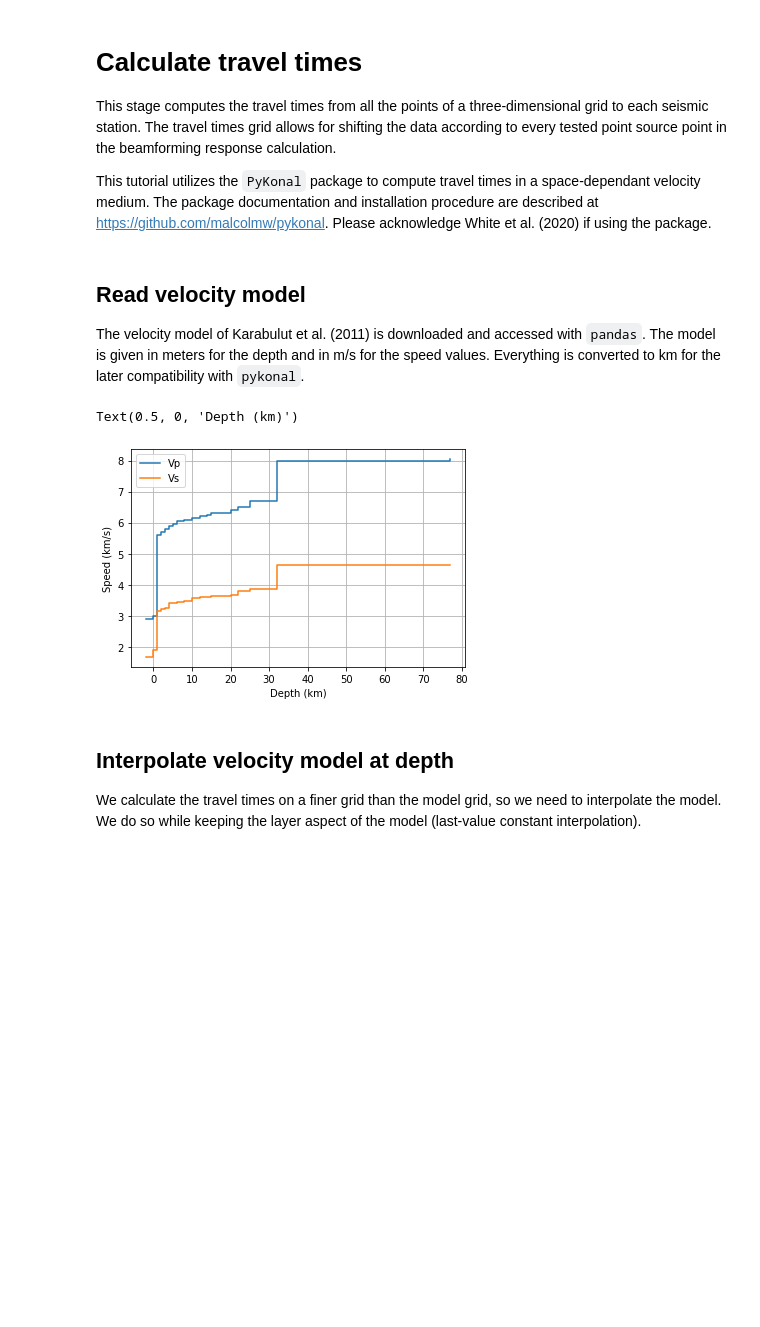
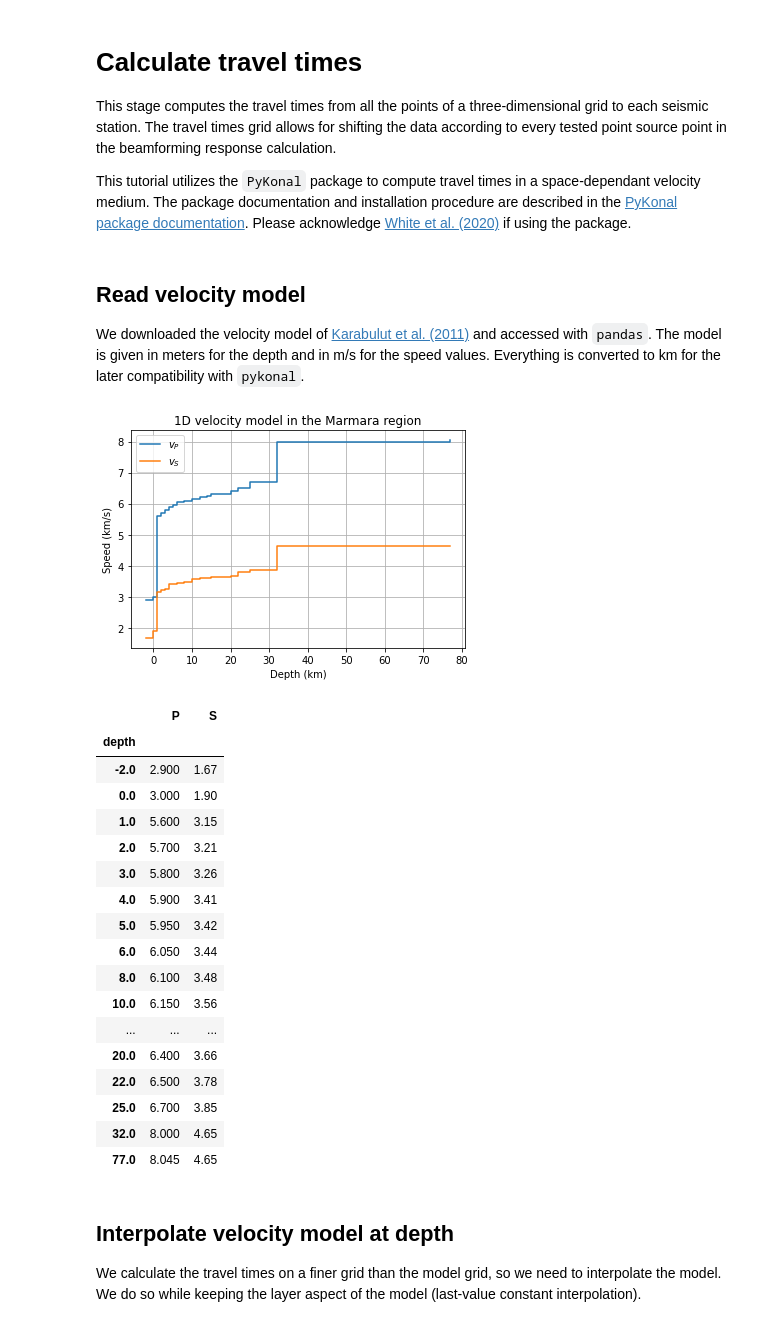
Before and after one commit to ebeauce/beampower, a Jupyter notebook: notebooks/2_travel_times.ipynb, the cells around one changed output. Cells and saved outputs as stored; diff of their text form; code cells hidden in the pictures; blank space fills up the shorter version.

Commit message:
Tutorial travel times with xarray

```diff
--- a/notebooks/2_travel_times.ipynb
+++ b/notebooks/2_travel_times.ipynb
@@ -3,7 +3,7 @@
 
 This stage computes the travel times from all the points of a three-dimensional grid to each seismic station. The travel times grid allows for shifting the data according to every tested point source point in the beamforming response calculation.
 
-This tutorial utilizes the `PyKonal` package to compute travel times in a space-dependant velocity medium. The package documentation and installation procedure are described at https://github.com/malcolmw/pykonal. Please acknowledge White et al. (2020) if using the package.
+This tutorial utilizes the `PyKonal` package to compute travel times in a space-dependant velocity medium. The package documentation and installation procedure are described in the [PyKonal package documentation](https://github.com/malcolmw/pykonal). Please acknowledge [White et al. (2020)](https://pubs.geoscienceworld.org/ssa/srl/article-abstract/91/4/2378/586804/PyKonal-A-Python-Package-for-Solving-the-Eikonal?redirectedFrom=fulltext) if using the package.
 # %%
 import glob
 import h5py
@@ -19,26 +20,4 @@ from pykonal.transformations import geo2sph, sph2geo
 # %% [markdown]
 ## Read velocity model
 
-The velocity model of Karabulut et al. (2011) is downloaded and accessed with `pandas`. The model is given in meters for the depth and in m/s for the speed values. Everything is converted to km for the later compatibility with `pykonal`.
+We downloaded the velocity model of [Karabulut et al. (2011)](https://www.sciencedirect.com/science/article/pii/S0040195111002903?casa_token=wTzEUe0IdicAAAAA:fYbKmGkHHrQfyLicd0lO4Ai451jT6h_yTF6ZZXrvglpw9rXDTVVzWzIWNQ0aFAFbMJ_pU6I) and accessed with `pandas`. The model is given in meters for the depth and in m/s for the speed values. Everything is converted to km for the later compatibility with `pykonal`.
-# %%
-FILEPATH_VELOCITY = "../data/velocity_model_Karabulut2011.csv"
-SEISMIC_PHASES = ["Vp", "Vs"]
-
-# Read velocity model
-velocity_model = pd.read_csv(FILEPATH_VELOCITY, index_col=0)
-
-# Convert everything in km
-for column in ("z_top", *SEISMIC_PHASES):
-    velocity_model[column] /= 1000
-velocity_model = velocity_model.set_index("z_top")
-
-# Display velocity model dataframe
-velocity_model.head()
-
-# Plot
-ax = velocity_model.plot(y=SEISMIC_PHASES, grid="true", drawstyle="steps-post")
-ax.set_ylabel("Speed (km/s)")
-ax.set_xlabel("Depth (km)")
-# %% [output]
-Text(0.5, 0, 'Depth (km)')
-[figure, removed]
@@ -45,3 +26,51 @@ Text(0.5, 0, 'Depth (km)')
+# %%
+SEISMIC_PHASES = ["P", "S"]
+COLUMNS = ["depth", "vp", "vs"]
+
+# Read velocity model
+velocity_model = pd.read_csv(FILEPATH_VELOCITY, index_col=0)
+
+# Column renaming and filtering
+velocity_model.rename(columns={"z_top": "depth"}, inplace=True)
+velocity_model.columns = [col.lower() for col in velocity_model.columns]
+velocity_model = velocity_model.filter(COLUMNS)
+velocity_model.rename(columns={"vp": "P", "vs": "S"}, inplace=True)
+
+# Convert everything to kilometers or km/s
+velocity_model *= 1e-3
+velocity_model = velocity_model.set_index("depth")
+
+# Plot
+ax = velocity_model.plot(drawstyle="steps-post")
+ax.set_ylabel("Speed (km/s)")
+ax.set_xlabel("Depth (km)")
+ax.set_title("1D velocity model in the Marmara region")
+ax.legend([rf"$v_{phase}$" for phase in SEISMIC_PHASES])
+ax.grid()
+plt.show()
+
+# Show table
+velocity_model
+# %% [output]
+[figure, added]
+|  | P | S |
+| depth |  |  |
+| -2.0 | 2.900 | 1.67 |
+| 0.0 | 3.000 | 1.90 |
+| 1.0 | 5.600 | 3.15 |
+| 2.0 | 5.700 | 3.21 |
+| 3.0 | 5.800 | 3.26 |
+| 4.0 | 5.900 | 3.41 |
+| 5.0 | 5.950 | 3.42 |
+| 6.0 | 6.050 | 3.44 |
+| 8.0 | 6.100 | 3.48 |
+| 10.0 | 6.150 | 3.56 |
+| ... | ... | ... |
+| 20.0 | 6.400 | 3.66 |
+| 22.0 | 6.500 | 3.78 |
+| 25.0 | 6.700 | 3.85 |
+| 32.0 | 8.000 | 4.65 |
+| 77.0 | 8.045 | 4.65 |
 # %% [markdown]
 ## Interpolate velocity model at depth
 
```
Also changed, not shown: parts of 16 cells of this notebook.
